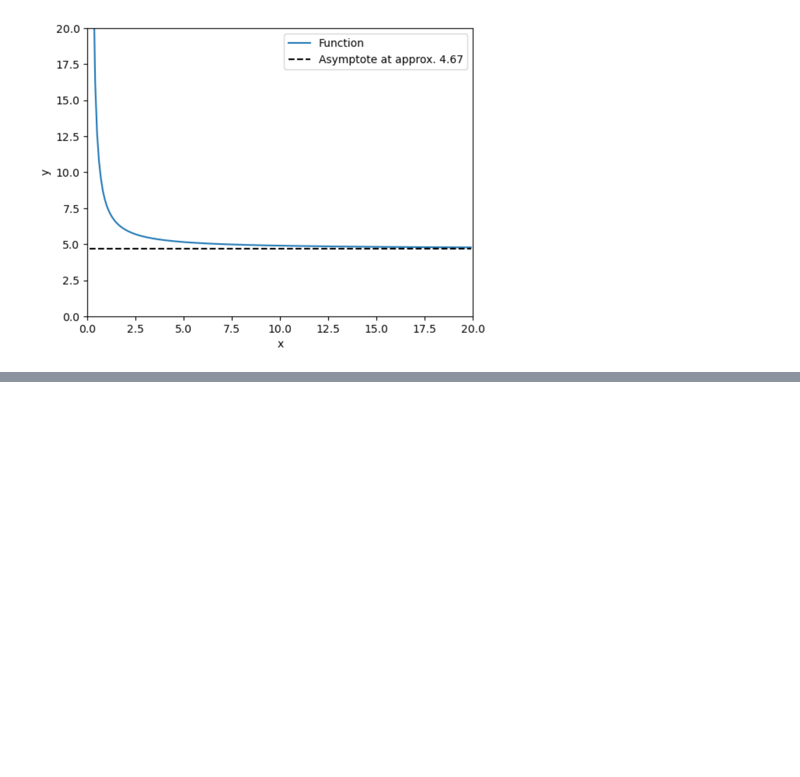
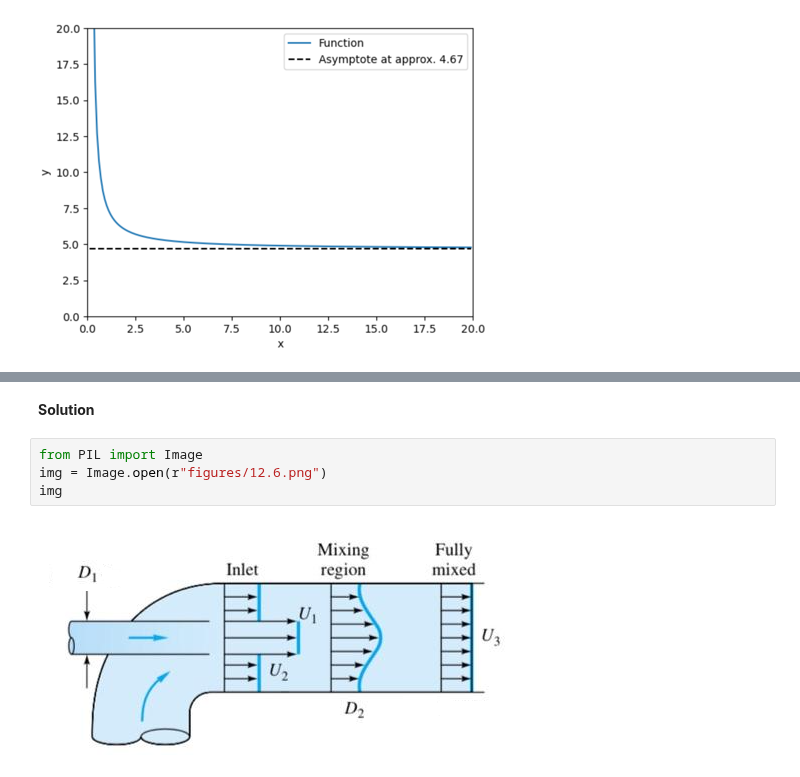
Before and after one commit to Maria9925/CIVIL_202_25, a Jupyter notebook: _sources/Module3Kinematicfluid_Sol.ipynb, the cells around one changed output, grey strips where cells are left out. Drawn from its saved outputs; the diff is of its cells as text; blank space fills up the shorter version.

```diff
--- a/_sources/Module3Kinematicfluid_Sol.ipynb
+++ b/_sources/Module3Kinematicfluid_Sol.ipynb
@@ -886,0 +1273,8 @@ resized_img
+# %% [markdown]
+**Solution**
+# %%
+from PIL import Image
+img = Image.open(r"figures/12.6.png")
+img
+# %% [output]
+[figure, added]
```
Also changed, not shown: parts of 87 cells of this notebook, 4 other files.
